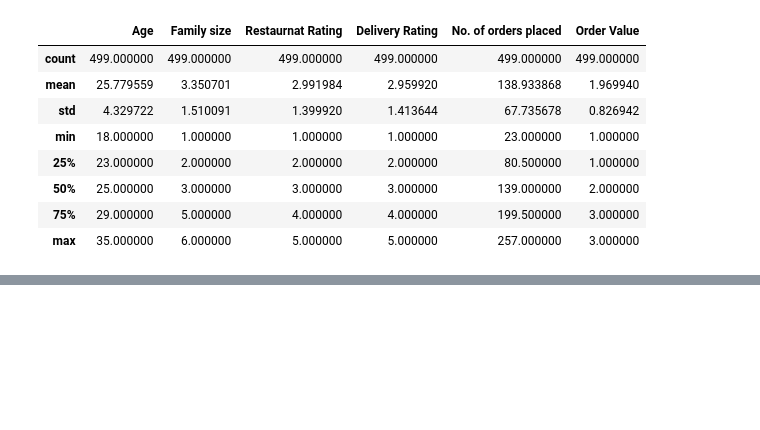
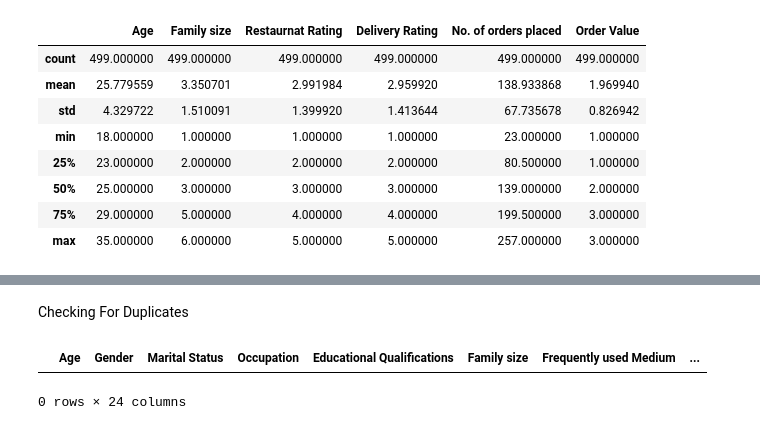
Before and after one commit to Aysha-skhan/DATA-ANALYSIS, a Jupyter notebook: data-analytics.ipynb, the cells around one changed output, grey strips where cells are left out. Cells and saved outputs as stored; diff of their text form; code cells hidden in the pictures; blank space fills up the shorter version.

```diff
--- a/data-analytics.ipynb
+++ b/data-analytics.ipynb
@@ -69,0 +116,7 @@ data.describe()
+# %% [markdown]
+Checking For Duplicates
+# %%
+data[data.duplicated()]
+# %% [output]
+|  | Age | Gender | Marital Status | Occupation | Educational Qualifications | Family size | Frequently used Medium | ... |
+0 rows × 24 columns
```
Also changed, not shown: parts of 9 cells of this notebook.
